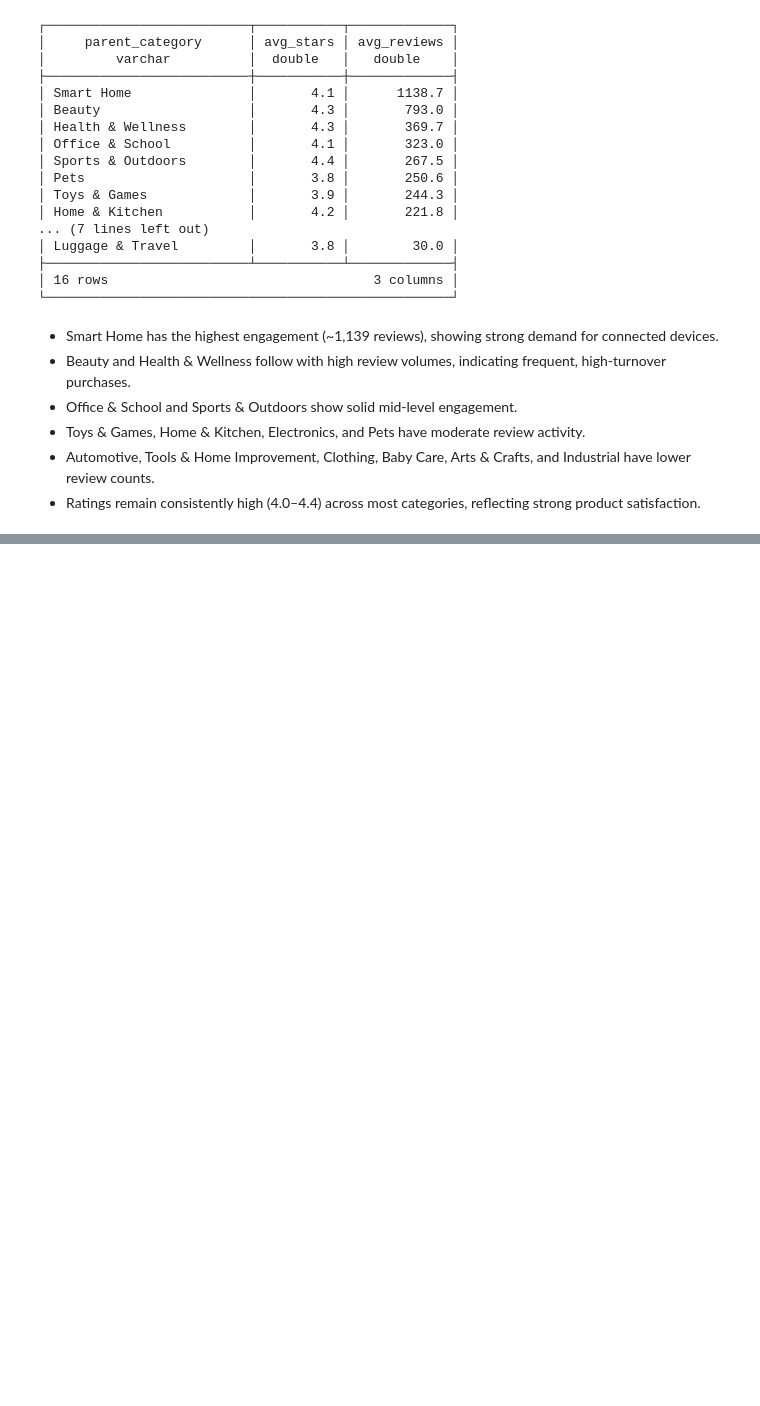
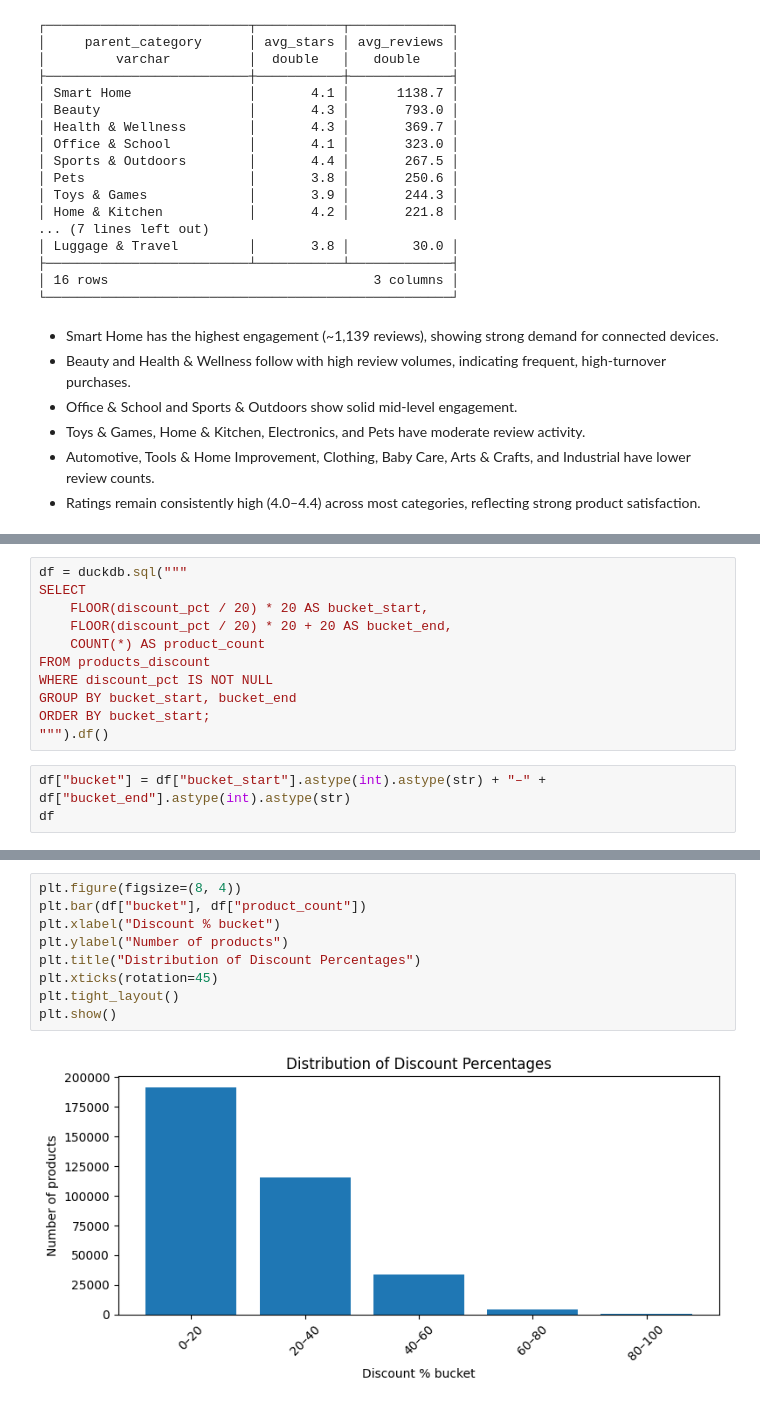
Before and after one commit to monikase/Data-Analytics-Projects, a Jupyter notebook: notebooks/amazon_data_analysis.ipynb, the cells around one changed output, grey strips where cells are left out. Drawn from its saved outputs; the diff is of its cells as text; blank space fills up the shorter version.

```diff
--- a/notebooks/amazon_data_analysis.ipynb
+++ b/notebooks/amazon_data_analysis.ipynb
@@ -598,0 +680,14 @@ FROM products_full
+# %%
+df = duckdb.sql("""
+SELECT
+    FLOOR(discount_pct / 20) * 20 AS bucket_start,
+    FLOOR(discount_pct / 20) * 20 + 20 AS bucket_end,
+    COUNT(*) AS product_count
+FROM products_discount
+WHERE discount_pct IS NOT NULL
+GROUP BY bucket_start, bucket_end
+ORDER BY bucket_start;
+""").df()
+# %%
+df["bucket"] = df["bucket_start"].astype(int).astype(str) + "–" + df["bucket_end"].astype(int).astype(str)
+df
@@ -598,0 +701,11 @@ FROM products_full
+# %%
+plt.figure(figsize=(8, 4))
+plt.bar(df["bucket"], df["product_count"])
+plt.xlabel("Discount % bucket")
+plt.ylabel("Number of products")
+plt.title("Distribution of Discount Percentages")
+plt.xticks(rotation=45)
+plt.tight_layout()
+plt.show()
+# %% [output]
+[figure, added]
```
Also changed, not shown: parts of 38 cells of this notebook, 2 other files.
